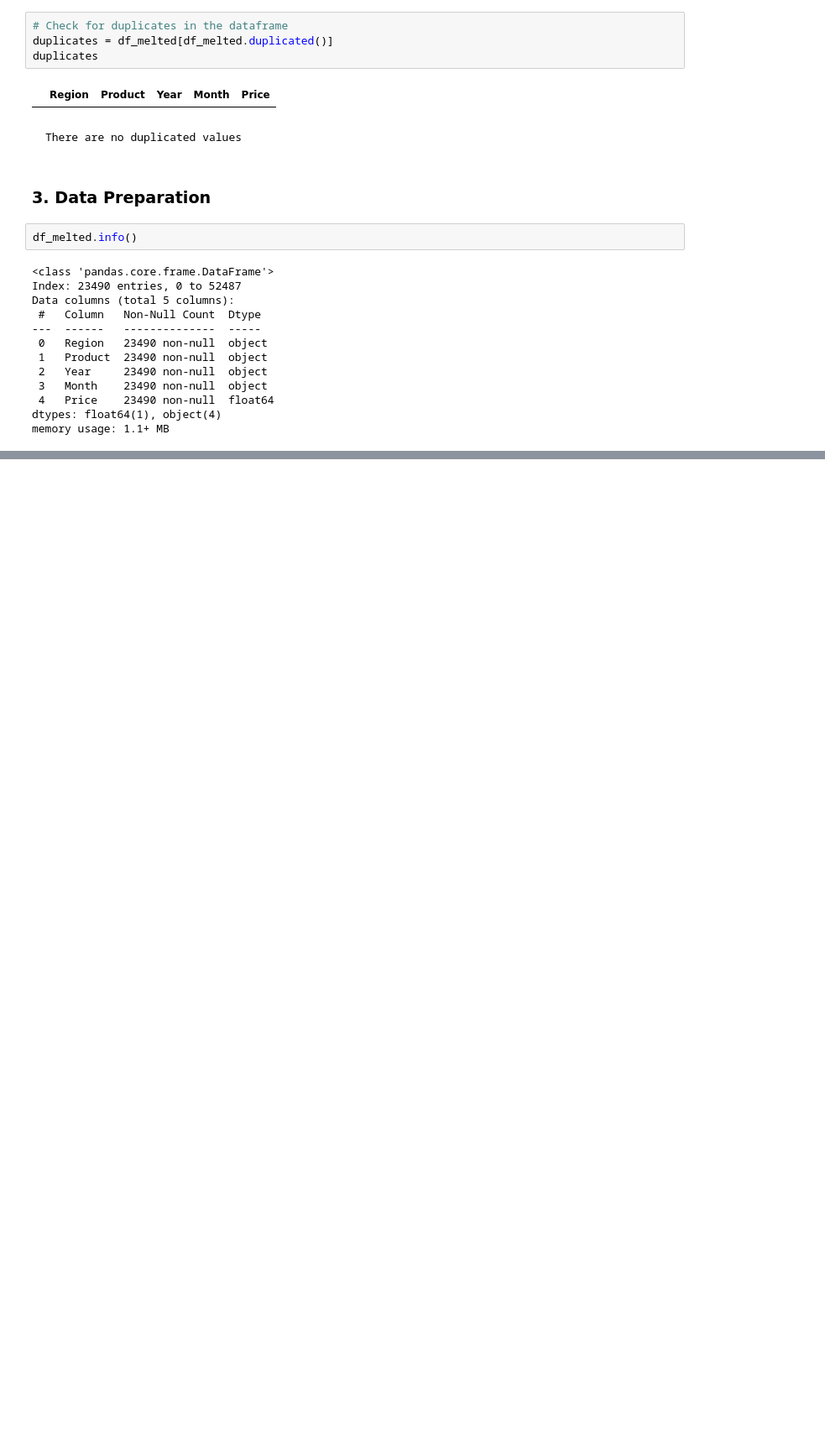
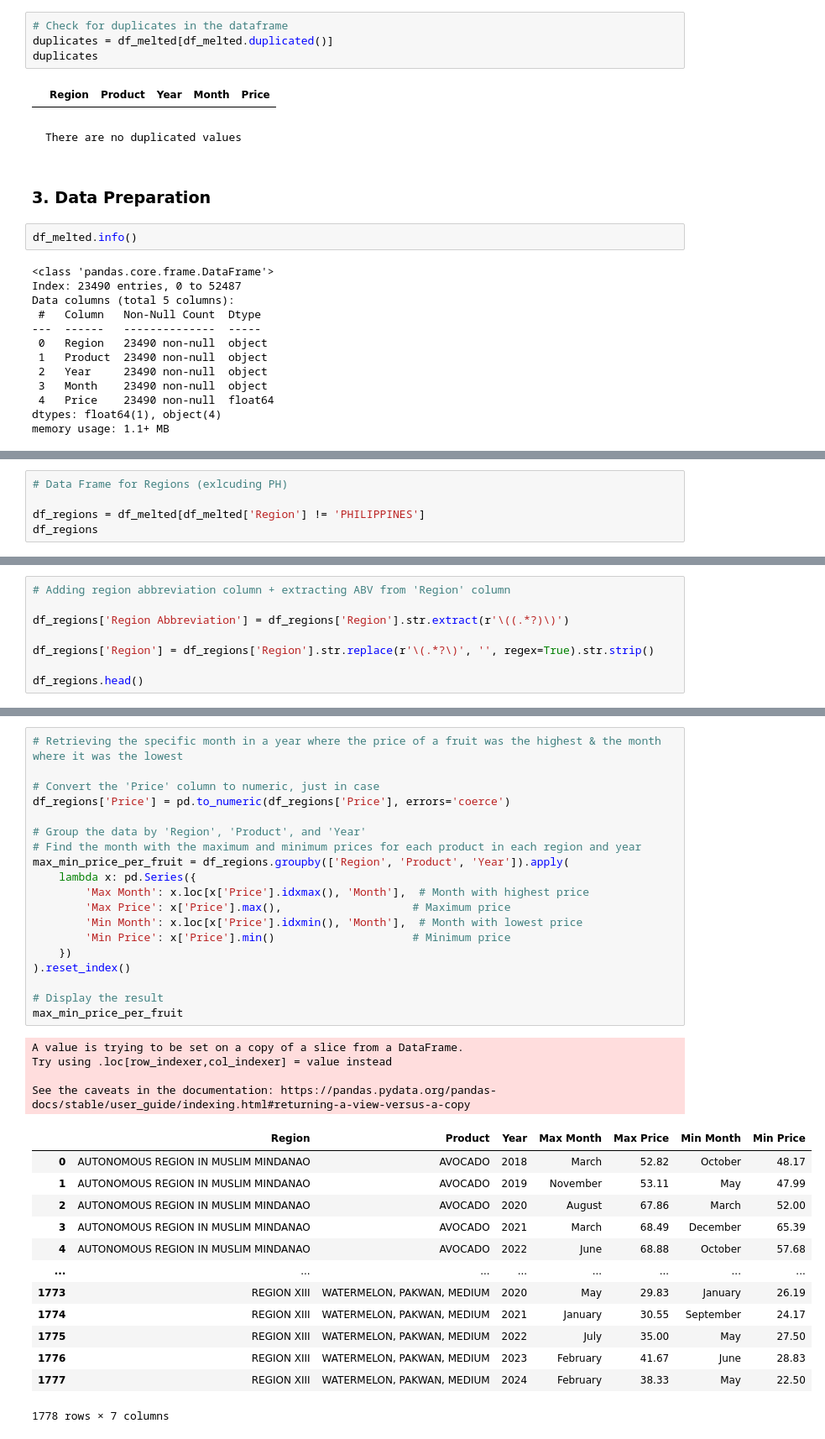
Before and after one commit to RRENN02/Prelims-PH_FruitRetail, a Jupyter notebook: fruit_retail.ipynb, the cells around one changed output, grey strips where cells are left out. Shown at 84% size. Drawn from its saved outputs; the diff is of its cells as text; blank space fills up the shorter version.

```diff
--- a/fruit_retail.ipynb
+++ b/fruit_retail.ipynb
@@ -259,0 +306,5 @@ df_melted.head()
+# %%
+# Data Frame for Regions (exlcuding PH)
+
+df_regions = df_melted[df_melted['Region'] != 'PHILIPPINES']
+df_regions
@@ -259,0 +325,8 @@ df_melted.head()
+# %%
+# Adding region abbreviation column + extracting ABV from 'Region' column
+
+df_regions['Region Abbreviation'] = df_regions['Region'].str.extract(r'\((.*?)\)')
+
+df_regions['Region'] = df_regions['Region'].str.replace(r'\(.*?\)', '', regex=True).str.strip()
+
+df_regions.head()
@@ -259,0 +371,37 @@ df_melted.head()
+# %%
+# Retrieving the specific month in a year where the price of a fruit was the highest & the month where it was the lowest
+
+# Convert the 'Price' column to numeric, just in case
+df_regions['Price'] = pd.to_numeric(df_regions['Price'], errors='coerce')
+
+# Group the data by 'Region', 'Product', and 'Year'
+# Find the month with the maximum and minimum prices for each product in each region and year
+max_min_price_per_fruit = df_regions.groupby(['Region', 'Product', 'Year']).apply(
+    lambda x: pd.Series({
+        'Max Month': x.loc[x['Price'].idxmax(), 'Month'],  # Month with highest price
+        'Max Price': x['Price'].max(),                    # Maximum price
+        'Min Month': x.loc[x['Price'].idxmin(), 'Month'],  # Month with lowest price
+        'Min Price': x['Price'].min()                     # Minimum price
+    })
+).reset_index()
+
+# Display the result
+max_min_price_per_fruit
+# %% [output]
+A value is trying to be set on a copy of a slice from a DataFrame.
+Try using .loc[row_indexer,col_indexer] = value instead
+
+See the caveats in the documentation: https://pandas.pydata.org/pandas-docs/stable/user_guide/indexing.html#returning-a-view-versus-a-copy
+|  | Region | Product | Year | Max Month | Max Price | Min Month | Min Price |
+| 0 | AUTONOMOUS REGION IN MUSLIM MINDANAO | AVOCADO | 2018 | March | 52.82 | October | 48.17 |
+| 1 | AUTONOMOUS REGION IN MUSLIM MINDANAO | AVOCADO | 2019 | November | 53.11 | May | 47.99 |
+| 2 | AUTONOMOUS REGION IN MUSLIM MINDANAO | AVOCADO | 2020 | August | 67.86 | March | 52.00 |
+| 3 | AUTONOMOUS REGION IN MUSLIM MINDANAO | AVOCADO | 2021 | March | 68.49 | December | 65.39 |
+| 4 | AUTONOMOUS REGION IN MUSLIM MINDANAO | AVOCADO | 2022 | June | 68.88 | October | 57.68 |
+| ... | ... | ... | ... | ... | ... | ... | ... |
+| 1773 | REGION XIII | WATERMELON, PAKWAN, MEDIUM | 2020 | May | 29.83 | January | 26.19 |
+| 1774 | REGION XIII | WATERMELON, PAKWAN, MEDIUM | 2021 | January | 30.55 | September | 24.17 |
+| 1775 | REGION XIII | WATERMELON, PAKWAN, MEDIUM | 2022 | July | 35.00 | May | 27.50 |
+| 1776 | REGION XIII | WATERMELON, PAKWAN, MEDIUM | 2023 | February | 41.67 | June | 28.83 |
+| 1777 | REGION XIII | WATERMELON, PAKWAN, MEDIUM | 2024 | February | 38.33 | May | 22.50 |
+1778 rows × 7 columns
```
Also changed, not shown: parts of 11 cells of this notebook.
